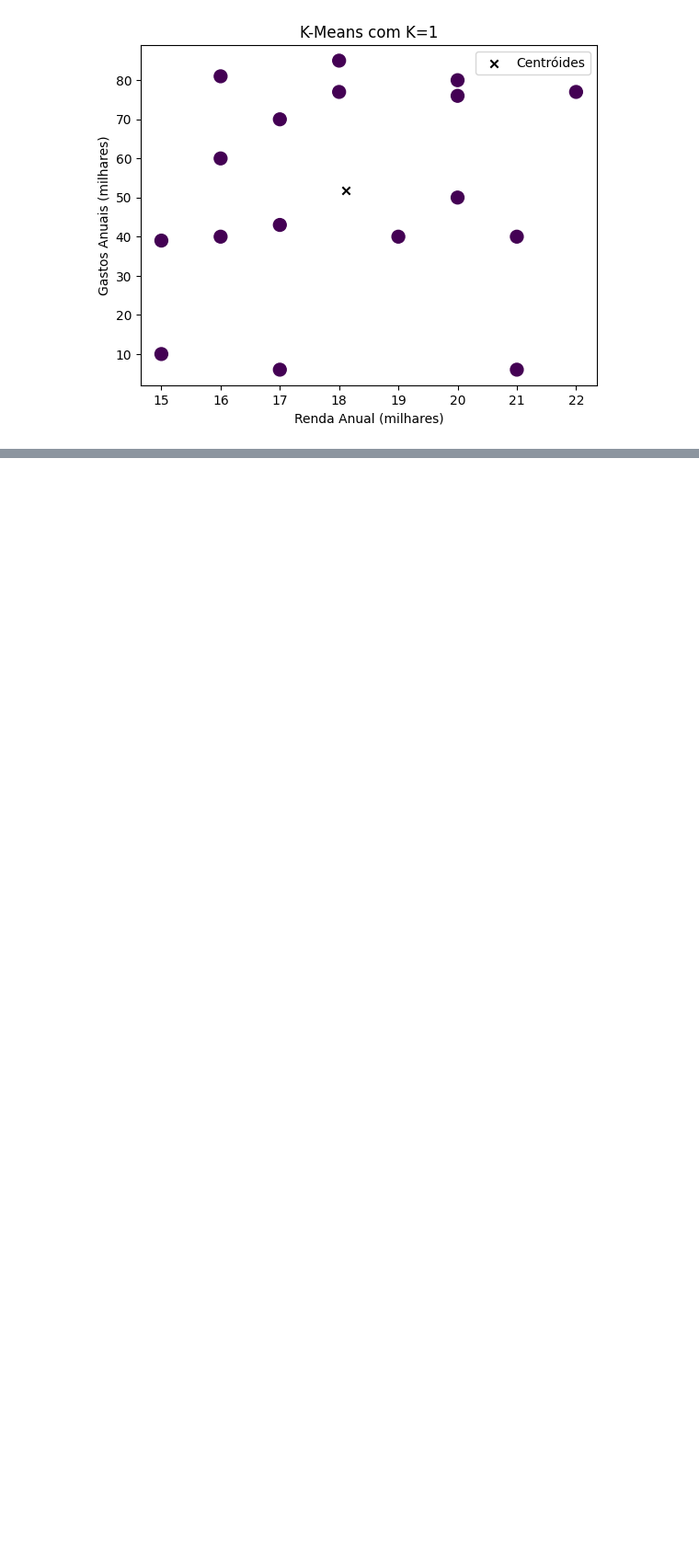
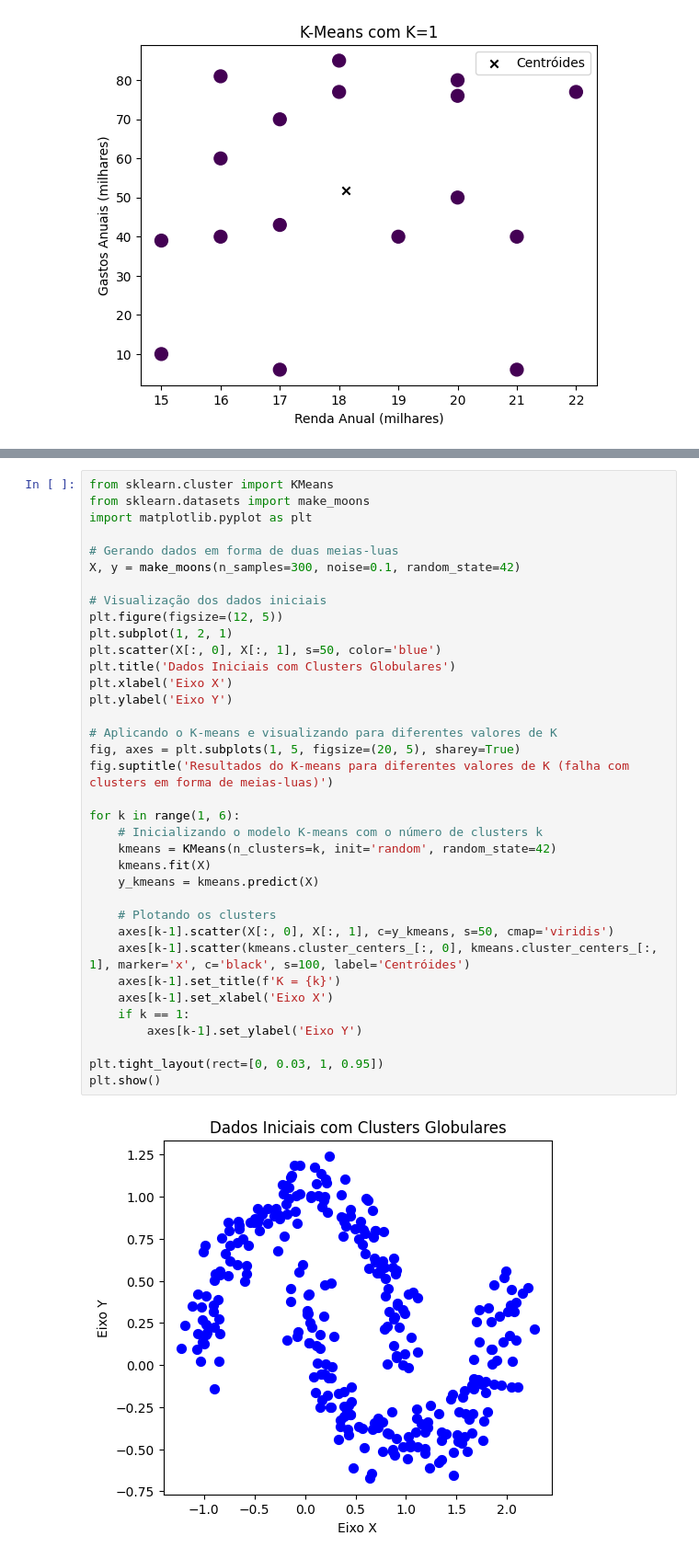
Before and after one commit to EricHidekiMiyahara/clusterizacaoClientesKmeans, a Jupyter notebook: ClusterizacaoClientes.ipynb, the cells around one changed output, grey strips where cells are left out. Shown: that part at 92% size. Drawn from its saved outputs; the diff is of its cells as text; blank space fills up the shorter version.

```diff
--- a/ClusterizacaoClientes.ipynb
+++ b/ClusterizacaoClientes.ipynb
@@ -143,0 +250,38 @@ salvar_k(k_atual)
+# %%
+from sklearn.cluster import KMeans
+from sklearn.datasets import make_moons
+import matplotlib.pyplot as plt
+
+# Gerando dados em forma de duas meias-luas
+X, y = make_moons(n_samples=300, noise=0.1, random_state=42)
+
+# Visualização dos dados iniciais
+plt.figure(figsize=(12, 5))
+plt.subplot(1, 2, 1)
+plt.scatter(X[:, 0], X[:, 1], s=50, color='blue')
+plt.title('Dados Iniciais com Clusters Globulares')
+plt.xlabel('Eixo X')
+plt.ylabel('Eixo Y')
+
+# Aplicando o K-means e visualizando para diferentes valores de K
+fig, axes = plt.subplots(1, 5, figsize=(20, 5), sharey=True)
+fig.suptitle('Resultados do K-means para diferentes valores de K (falha com clusters em forma de meias-luas)')
+
+for k in range(1, 6):
+    # Inicializando o modelo K-means com o número de clusters k
+    kmeans = KMeans(n_clusters=k, init='random', random_state=42)
+    kmeans.fit(X)
+    y_kmeans = kmeans.predict(X)
+
+    # Plotando os clusters
+    axes[k-1].scatter(X[:, 0], X[:, 1], c=y_kmeans, s=50, cmap='viridis')
+    axes[k-1].scatter(kmeans.cluster_centers_[:, 0], kmeans.cluster_centers_[:, 1], marker='x', c='black', s=100, label='Centróides')
+    axes[k-1].set_title(f'K = {k}')
+    axes[k-1].set_xlabel('Eixo X')
+    if k == 1:
+        axes[k-1].set_ylabel('Eixo Y')
+
+plt.tight_layout(rect=[0, 0.03, 1, 0.95])
+plt.show()
+# %% [output]
+[figure, added]
```
Also changed, not shown: parts of 10 cells of this notebook.
